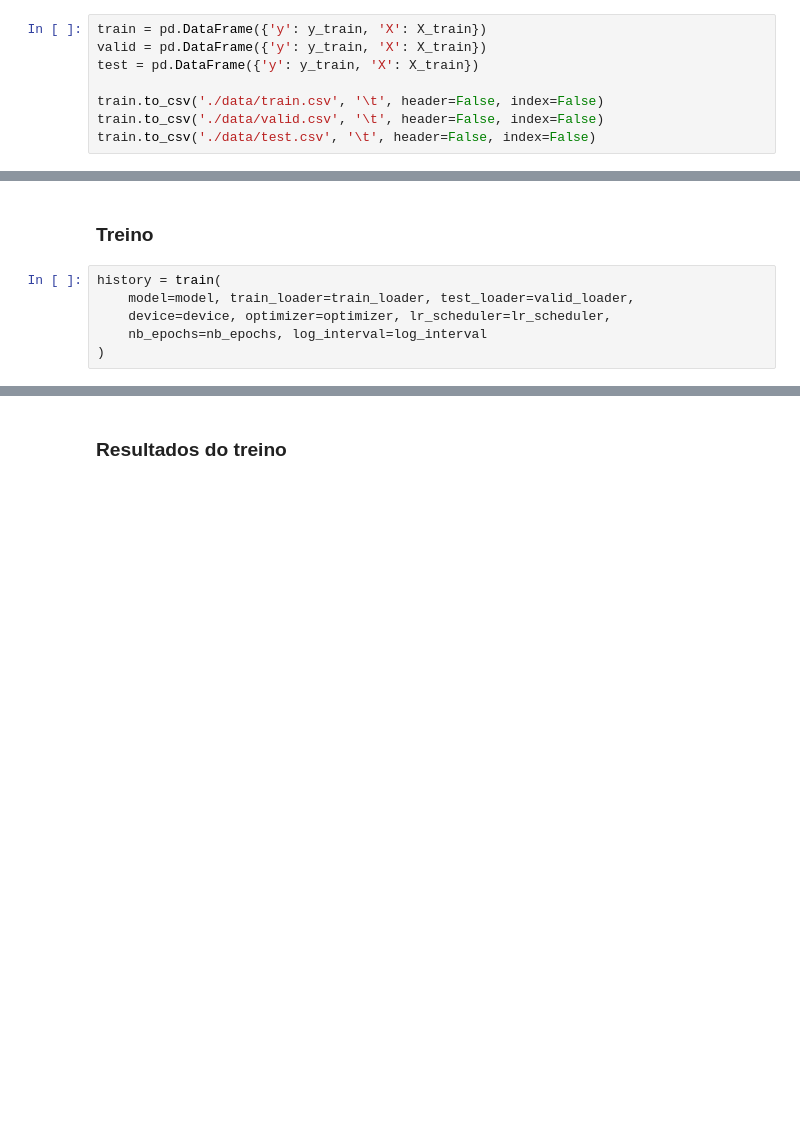
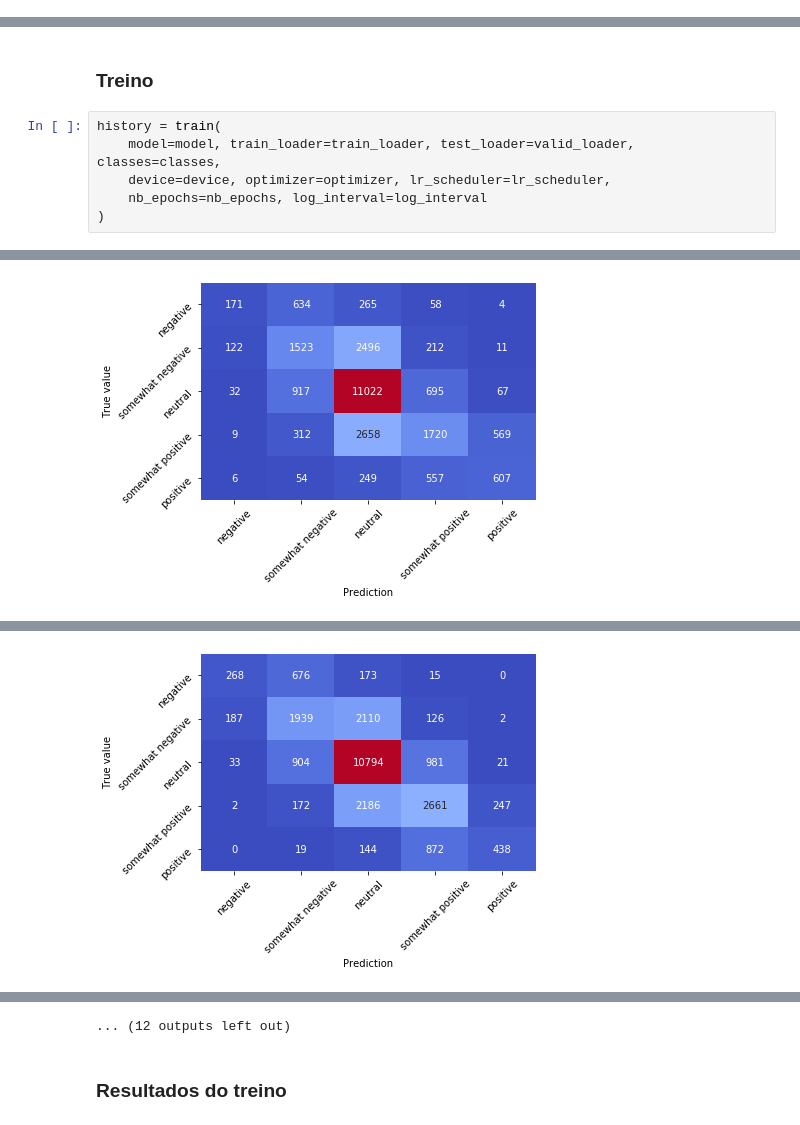
Before and after one commit to lucianowitt/deep-learning-2, a Jupyter notebook: sentiment-analysis_v04.ipynb, the cells around one changed output, grey strips where cells are left out. Saved outputs shown, nothing was run; the diff lists cells and outputs as text; blank space fills up the shorter version.

```diff
--- a/sentiment-analysis_v04.ipynb
+++ b/sentiment-analysis_v04.ipynb
@@ -71,9 +5 @@ Total: 156060
-# %%
-train = pd.DataFrame({'y': y_train, 'X': X_train})
-valid = pd.DataFrame({'y': y_train, 'X': X_train})
-test = pd.DataFrame({'y': y_train, 'X': X_train})
-
-train.to_csv('./data/train.csv', '\t', header=False, index=False)
-train.to_csv('./data/valid.csv', '\t', header=False, index=False)
-train.to_csv('./data/test.csv', '\t', header=False, index=False)
 # %% [markdown]
@@ -241,7 +154,7 @@ True
 ### Treino
 # %%
 history = train(
-    model=model, train_loader=train_loader, test_loader=valid_loader,
+    model=model, train_loader=train_loader, test_loader=valid_loader, classes=classes,
     device=device, optimizer=optimizer, lr_scheduler=lr_scheduler,
     nb_epochs=nb_epochs, log_interval=log_interval
 )
@@ -265,0 +179 @@ Test set: Average loss: 0.0004, Accuracy: 84801/99878 (84.90%)
+[figure, added]
@@ -265,0 +197 @@ Test set: Average loss: 0.0004, Accuracy: 84801/99878 (84.90%)
+[figure, added]
@@ -266,3 +270,4 @@ Test set: Average loss: 0.0004, Accuracy: 84801/99878 (84.90%)
+... (12 outputs left out)
 # %% [markdown]
 ### Resultados do treino
 # %%
```
Also changed, not shown: parts of 21 cells of this notebook, 10 other files.
